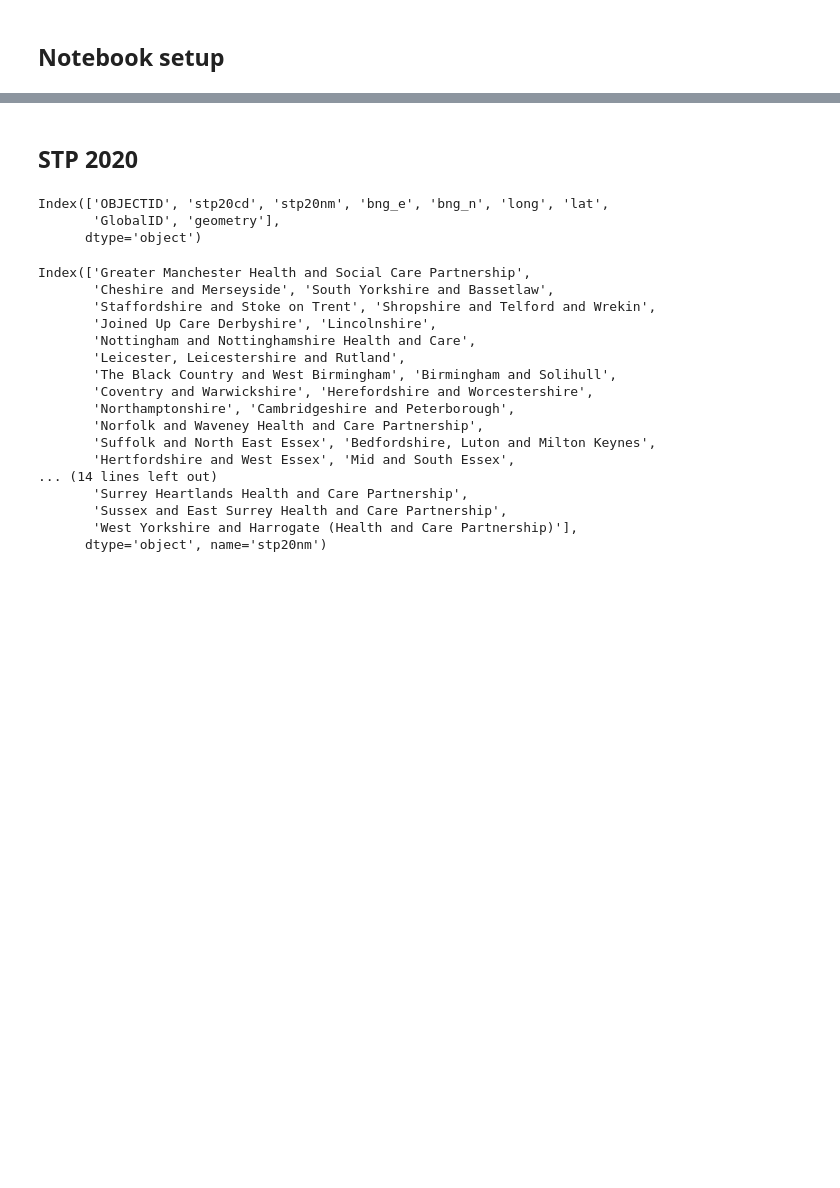
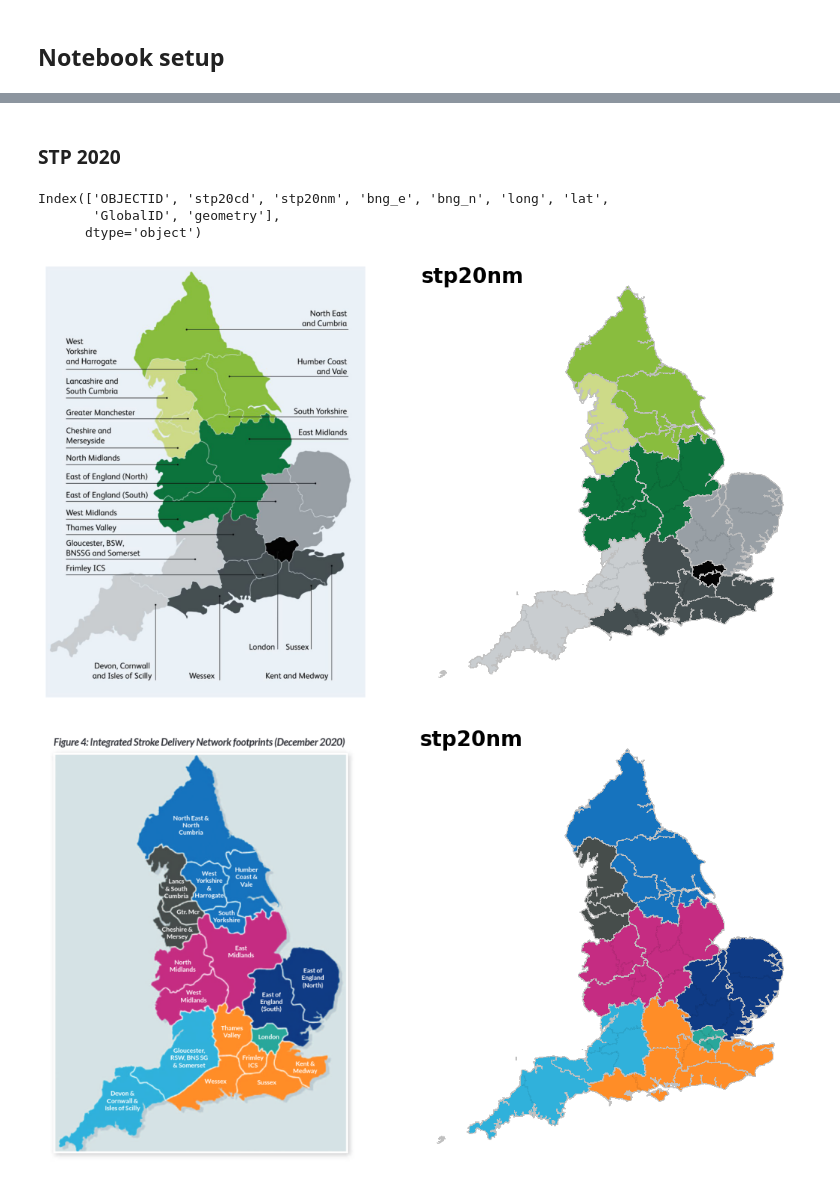
Before and after one commit to samuel-book/geography_data, a Jupyter notebook: docs/01b_isdn_match.ipynb, the cells around one changed output, grey strips where cells are left out. Drawn from its saved outputs; the diff is of its cells as text; code cells hidden in the pictures; blank space fills up the shorter version.

```diff
--- a/docs/01b_isdn_match.ipynb
+++ b/docs/01b_isdn_match.ipynb
@@ -498,38 +430,13 @@ for colour, colour_series in colour_series_dict.items():
 # %% [markdown]
-## STP 2020
+### STP 2020
 # %%
-file_input = 'STP_Apr_2020_GCB_in_England_2022_-1081521755956819308.geojson'
+file_input = os.path.join(paths.dir_input, paths.stp2020)
 col_name = 'stp20nm'
 
-# Import region file:
-dir_input = '../data_geojson/ons_data/'
-path_to_file = os.path.join(dir_input, file_input)
-gdf_boundaries = geopandas.read_file(path_to_file)
-
-print(gdf_boundaries.columns)
-
-gdf_boundaries = gdf_boundaries.set_index(col_name)
+main(file_input, col_name)
 # %% [output]
 Index(['OBJECTID', 'stp20cd', 'stp20nm', 'bng_e', 'bng_n', 'long', 'lat',
        'GlobalID', 'geometry'],
       dtype='object')
+[figure, added]
+[figure, added]
-# %%
-print(gdf_boundaries.index)
-# %% [output]
-Index(['Greater Manchester Health and Social Care Partnership',
-       'Cheshire and Merseyside', 'South Yorkshire and Bassetlaw',
-       'Staffordshire and Stoke on Trent', 'Shropshire and Telford and Wrekin',
-       'Joined Up Care Derbyshire', 'Lincolnshire',
-       'Nottingham and Nottinghamshire Health and Care',
-       'Leicester, Leicestershire and Rutland',
-       'The Black Country and West Birmingham', 'Birmingham and Solihull',
-       'Coventry and Warwickshire', 'Herefordshire and Worcestershire',
-       'Northamptonshire', 'Cambridgeshire and Peterborough',
-       'Norfolk and Waveney Health and Care Partnership',
-       'Suffolk and North East Essex', 'Bedfordshire, Luton and Milton Keynes',
-       'Hertfordshire and West Essex', 'Mid and South Essex',
-... (14 lines left out)
-       'Surrey Heartlands Health and Care Partnership',
-       'Sussex and East Surrey Health and Care Partnership',
-       'West Yorkshire and Harrogate (Health and Care Partnership)'],
-      dtype='object', name='stp20nm')
```
Also changed, not shown: parts of 58 cells of this notebook, 17 other files.
